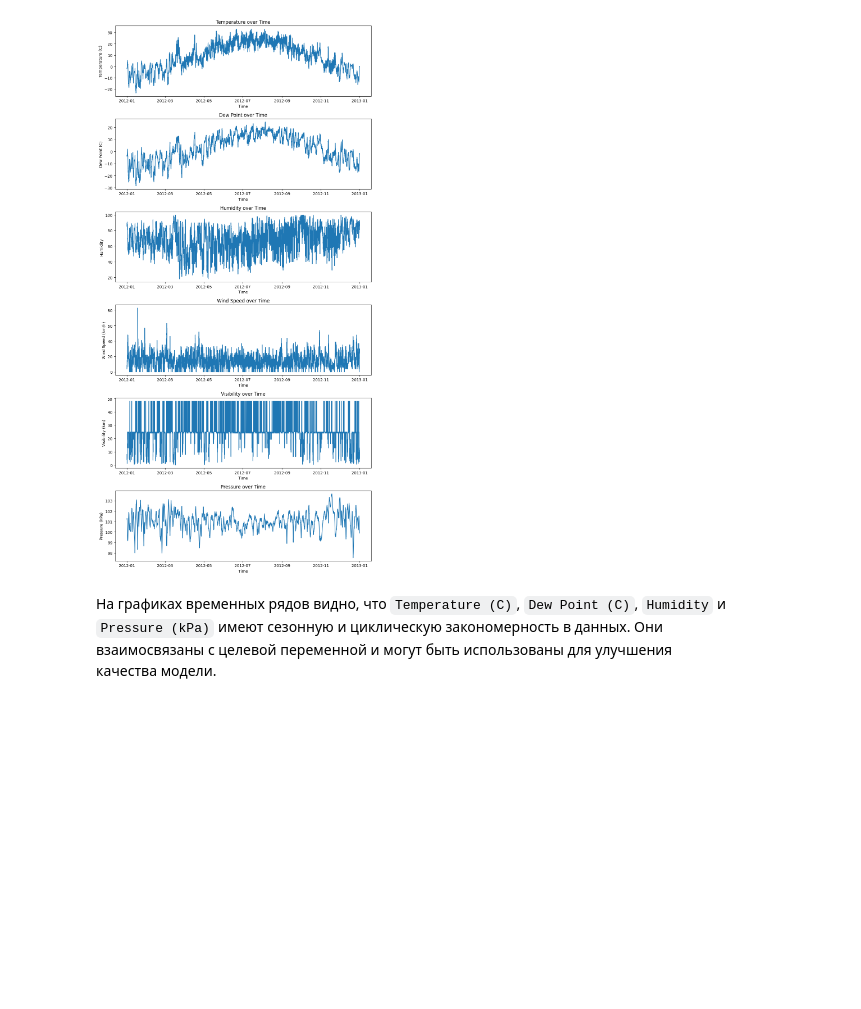
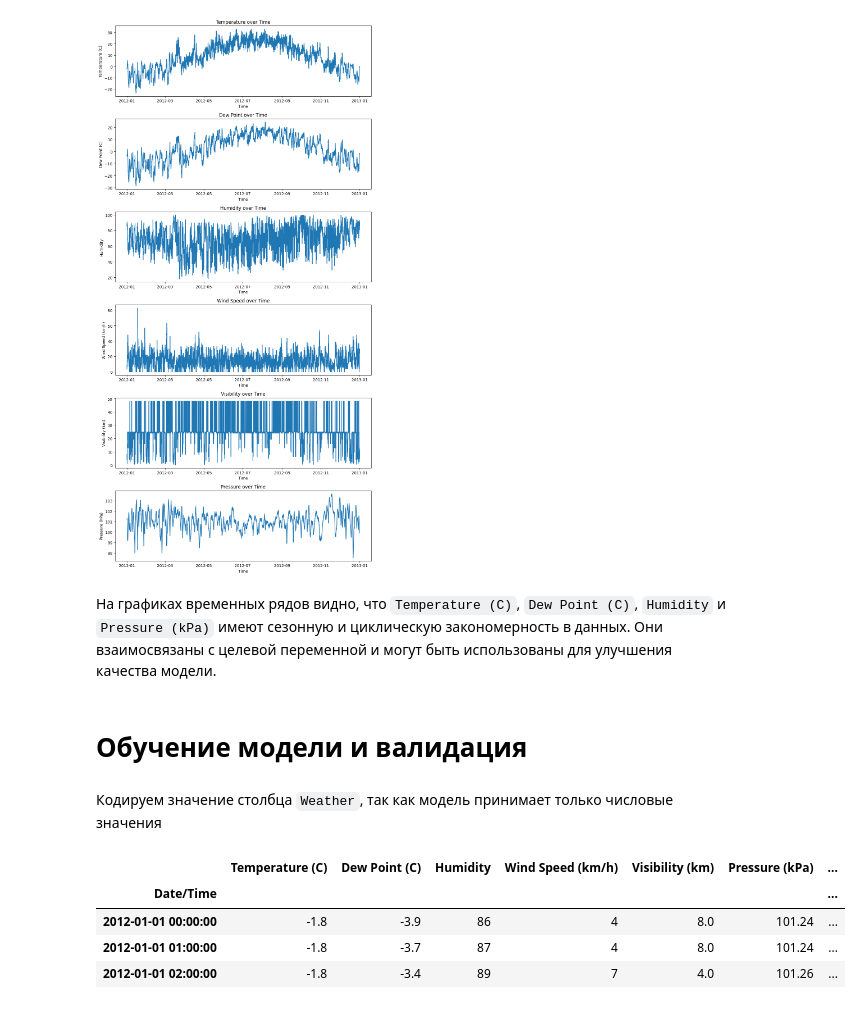
Before and after one commit to kateriina-77/python_project, a Jupyter notebook: weather_ml.ipynb, the cells around one changed output. Saved outputs shown, nothing was run; the diff lists cells and outputs as text; code cells hidden in the pictures; blank space fills up the shorter version.

```diff
--- a/weather_ml.ipynb
+++ b/weather_ml.ipynb
@@ -157,3 +157,17 @@ plt.show()
 [figure]
 # %% [markdown]
 На графиках временных рядов видно, что `Temperature (C)`, `Dew Point (C)`, `Humidity` и `Pressure (kPa)` имеют сезонную и циклическую закономерность в данных. Они взаимосвязаны с целевой переменной и могут быть использованы для улучшения качества модели.
+# %% [markdown]
+# Обучение модели и валидация
+# %% [markdown]
+Кодируем значение столбца `Weather`, так как модель принимает только числовые значения
+# %%
+le = LabelEncoder()
+data["Weather"] = le.fit_transform(data['Weather'])
+data.head(3)
+# %% [output]
+|  | Temperature (C) | Dew Point (C) | Humidity | Wind Speed (km/h) | Visibility (km) | Pressure (kPa) | ... |
+| Date/Time |  |  |  |  |  |  | ... |
+| 2012-01-01 00:00:00 | -1.8 | -3.9 | 86 | 4 | 8.0 | 101.24 | ... |
+| 2012-01-01 01:00:00 | -1.8 | -3.7 | 87 | 4 | 8.0 | 101.24 | ... |
+| 2012-01-01 02:00:00 | -1.8 | -3.4 | 89 | 7 | 4.0 | 101.26 | ... |
```
Also changed, not shown: parts of 8 cells of this notebook.
